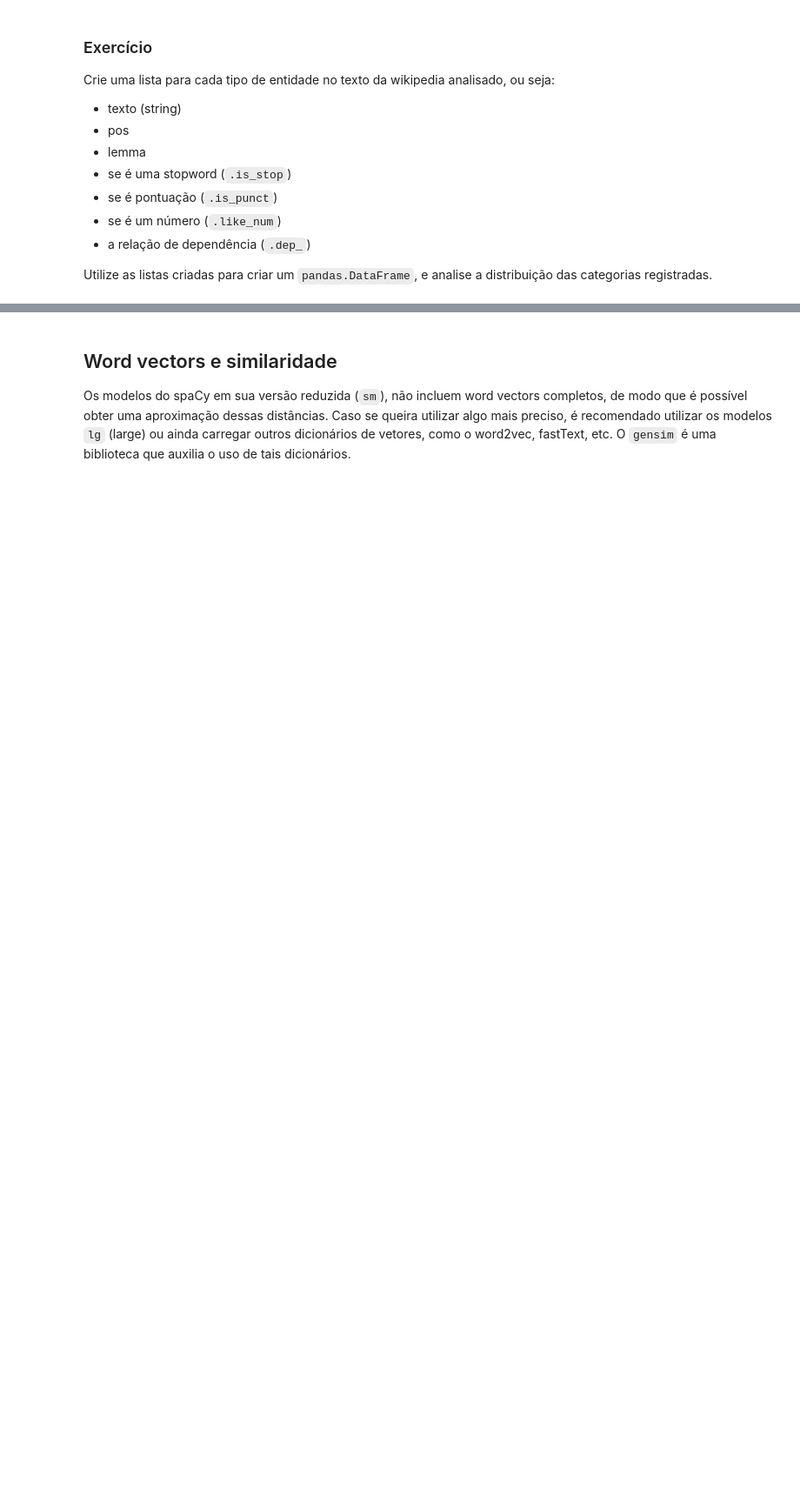
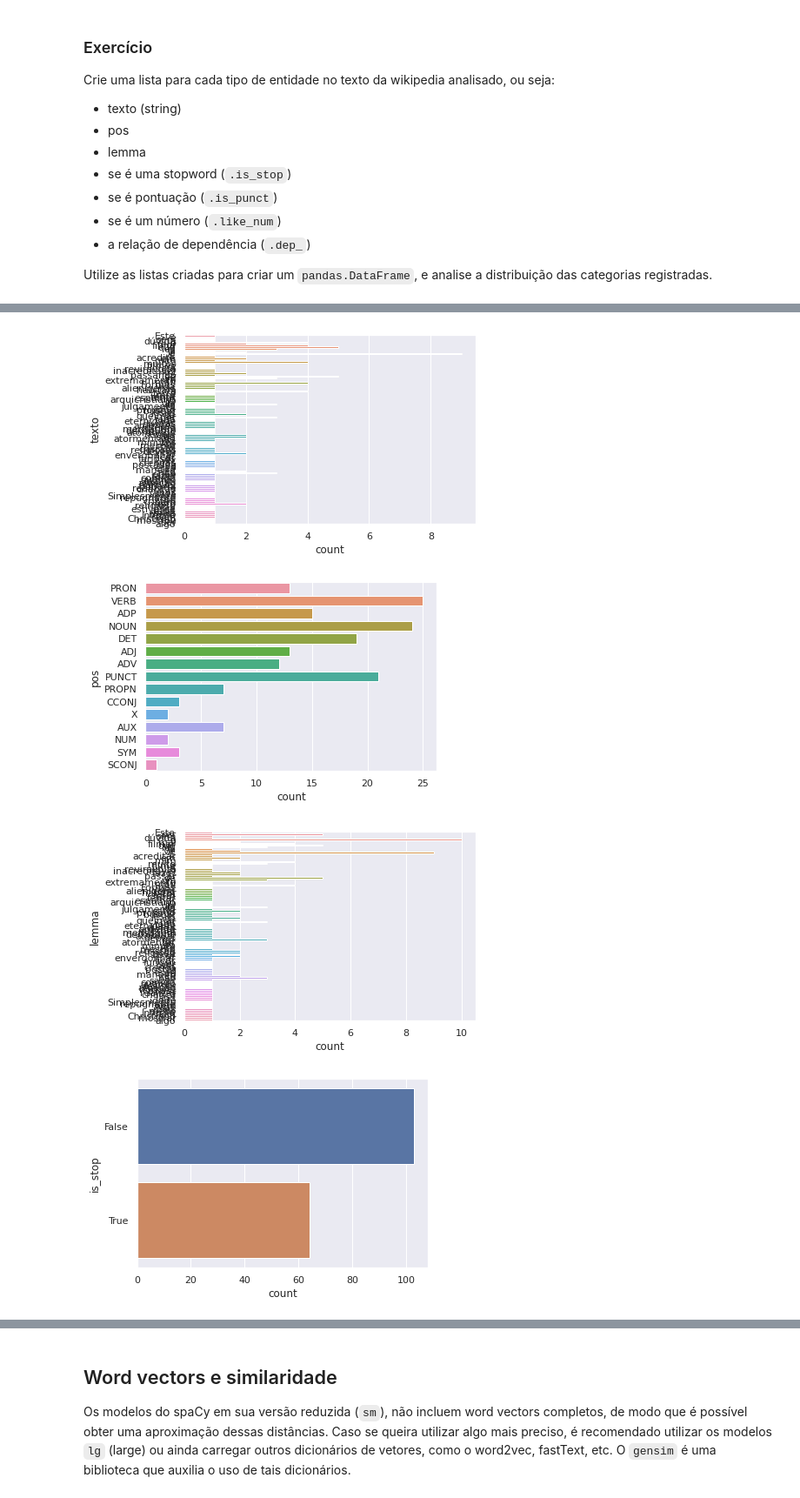
Before and after one commit to ufrpe-ensino/curso-mineracao-textos, a Jupyter notebook: 01_PLN_spaCy.ipynb, the cells around one changed output, grey strips where cells are left out. Shown: that part at 87% size. Saved outputs shown, nothing was run; the diff lists cells and outputs as text; code cells hidden in the pictures; blank space fills up the shorter version.

```diff
--- a/01_PLN_spaCy.ipynb
+++ b/01_PLN_spaCy.ipynb
@@ -176,4 +386,6 @@ Após importar a lib `displacy`, podemos usar o método `render` sobre o `doc` c
 # %%
 from spacy import displacy
 # %%
+doc = nlp("Geraldo Júlio é o prefeito de Recife.")
+
 displacy.render(doc, style='ent', jupyter=True)
@@ -217,0 +459,28 @@ tokens = [token.text for token in doc]
+# %%
+doc = nlp(content)
+tokens = [token.text for token in doc]
+
+# resposta
+import pandas as pd
+
+doc = nlp(review)
+
+data = {'texto':[],
+        'pos':[],
+        'lemma': [],
+        'is_stop': [],
+        'is_punct':[],
+        'like_num':[],
+        'dep_relation':[]}
+
+for token in doc:
+  data['texto'].append(token.text)
+  data['pos'].append(token.pos_)
+  data['lemma'].append(token.lemma_)
+  data['is_stop'].append(token.is_stop)
+  data['is_punct'].append(token.is_punct)
+  data['like_num'].append(token.like_num)
+  data['dep_relation'].append(token.dep_)
+
+df = pd.DataFrame(data=data)
+df.head()
@@ -217,0 +494,15 @@ tokens = [token.text for token in doc]
+# %%
+import seaborn as sns
+import matplotlib.pyplot as plt
+
+sns.set(style="darkgrid")
+# ax = sns.countplot(y="pos", data=df)
+
+for catplot in df.columns:
+  sns.countplot(y=catplot, data=df)
+  plt.show()
+# %% [output]
+[figure, added]
+[figure, added]
+[figure, added]
+[figure, added]
```
Also changed, not shown: parts of 37 cells of this notebook.
